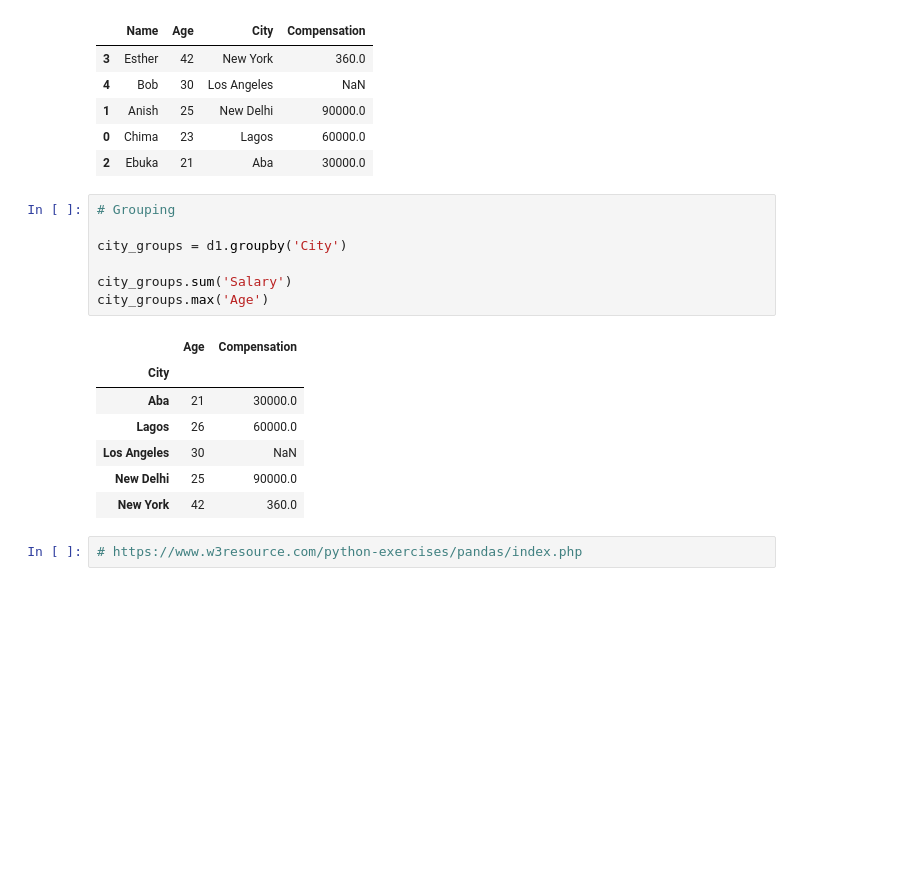
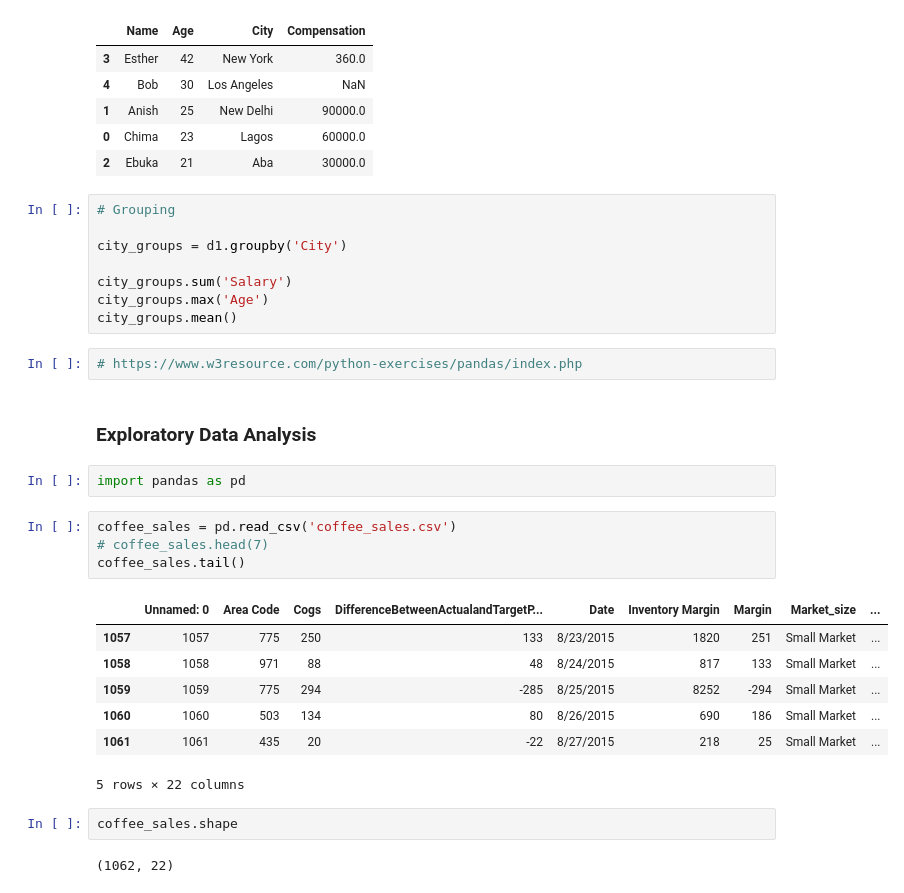
Before and after one commit to Chimmz/tutort-data-sci-ml, a Jupyter notebook: pandas/lecture.ipynb, the cells around one changed output. Drawn from its saved outputs; the diff is of its cells as text; blank space fills up the shorter version.

```diff
--- a/pandas/lecture.ipynb
+++ b/pandas/lecture.ipynb
@@ -275,13 +275,26 @@ city_groups = d1.groupby('City')
 
 city_groups.sum('Salary')
 city_groups.max('Age')
+city_groups.mean()
-# %% [output]
-|  | Age | Compensation |
-| City |  |  |
-| Aba | 21 | 30000.0 |
-| Lagos | 26 | 60000.0 |
-| Los Angeles | 30 | NaN |
-| New Delhi | 25 | 90000.0 |
-| New York | 42 | 360.0 |
 # %%
 # https://www.w3resource.com/python-exercises/pandas/index.php
+# %% [markdown]
+### Exploratory Data Analysis
+# %%
+import pandas as pd
+# %%
+coffee_sales = pd.read_csv('coffee_sales.csv')
+# coffee_sales.head(7)
+coffee_sales.tail()
+# %% [output]
+|  | Unnamed: 0 | Area Code | Cogs | DifferenceBetweenActualandTargetP... | Date | Inventory Margin | Margin | Market_size | ... |
+| 1057 | 1057 | 775 | 250 | 133 | 8/23/2015 | 1820 | 251 | Small Market | ... |
+| 1058 | 1058 | 971 | 88 | 48 | 8/24/2015 | 817 | 133 | Small Market | ... |
+| 1059 | 1059 | 775 | 294 | -285 | 8/25/2015 | 8252 | -294 | Small Market | ... |
+| 1060 | 1060 | 503 | 134 | 80 | 8/26/2015 | 690 | 186 | Small Market | ... |
+| 1061 | 1061 | 435 | 20 | -22 | 8/27/2015 | 218 | 25 | Small Market | ... |
+5 rows × 22 columns
+# %%
+coffee_sales.shape
+# %% [output]
+(1062, 22)
```
Also changed, not shown: parts of 11 cells of this notebook, 1 other file.
